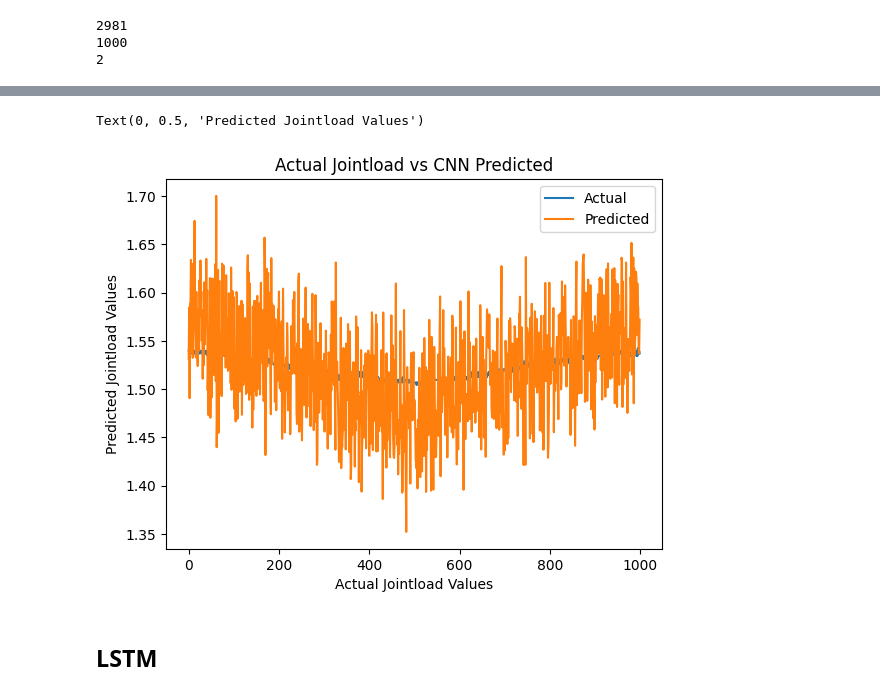
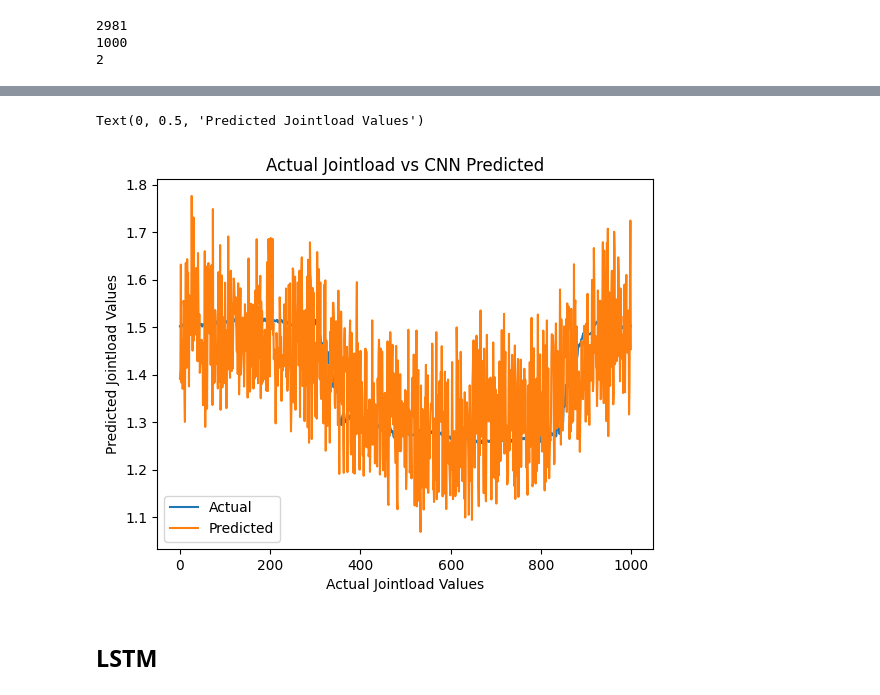
Before and after one commit to Jcollins2021/Jointload-Project, a Jupyter notebook: data_analysis.ipynb, the cells around one changed output, grey strips where cells are left out. Saved outputs shown, nothing was run; the diff lists cells and outputs as text; code cells hidden in the pictures.

```diff
--- a/data_analysis.ipynb
+++ b/data_analysis.ipynb
@@ -1053,13 +1065,13 @@ def get_individual_distances(original, predicted):
         retVal[n] /= len(original)
     return retVal
 # %%
-values = 100
+values = 800
 plt.plot(np.arange(0, 1000), test_result[values], label = 'Actual')
 plt.plot(np.arange(0, 1000), cnn_predictions[values], label = 'Predicted')
 plt.legend()
 plt.title("Actual Jointload vs CNN Predicted")
 plt.xlabel("Actual Jointload Values")
 plt.ylabel("Predicted Jointload Values")
 # %% [output]
 Text(0, 0.5, 'Predicted Jointload Values')
-[figure, old version]
+[figure, new version]
```
Also changed, not shown: parts of 58 cells of this notebook, 13 other files.
